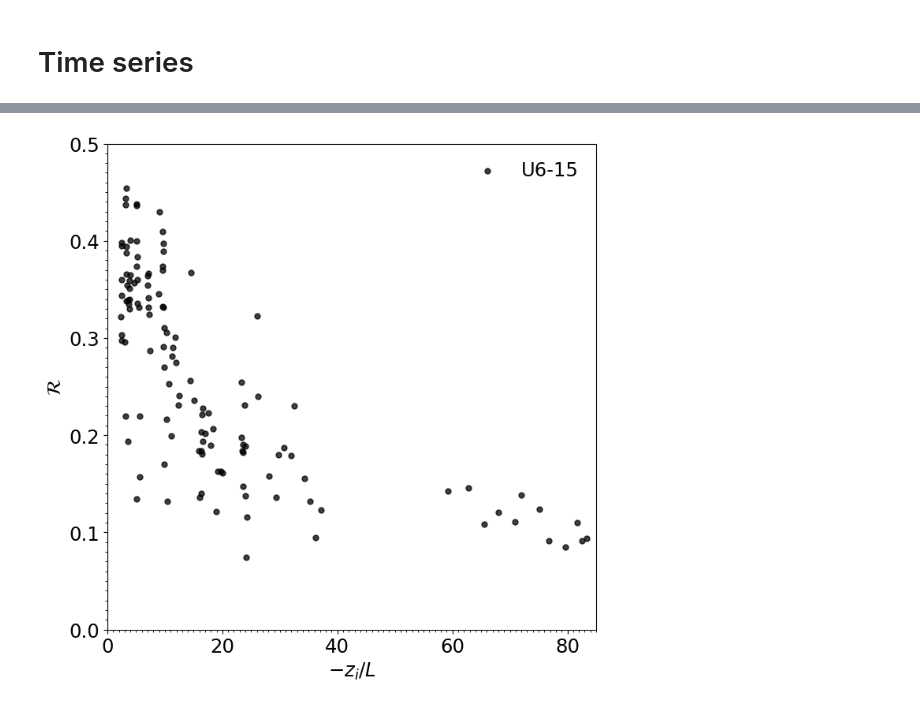
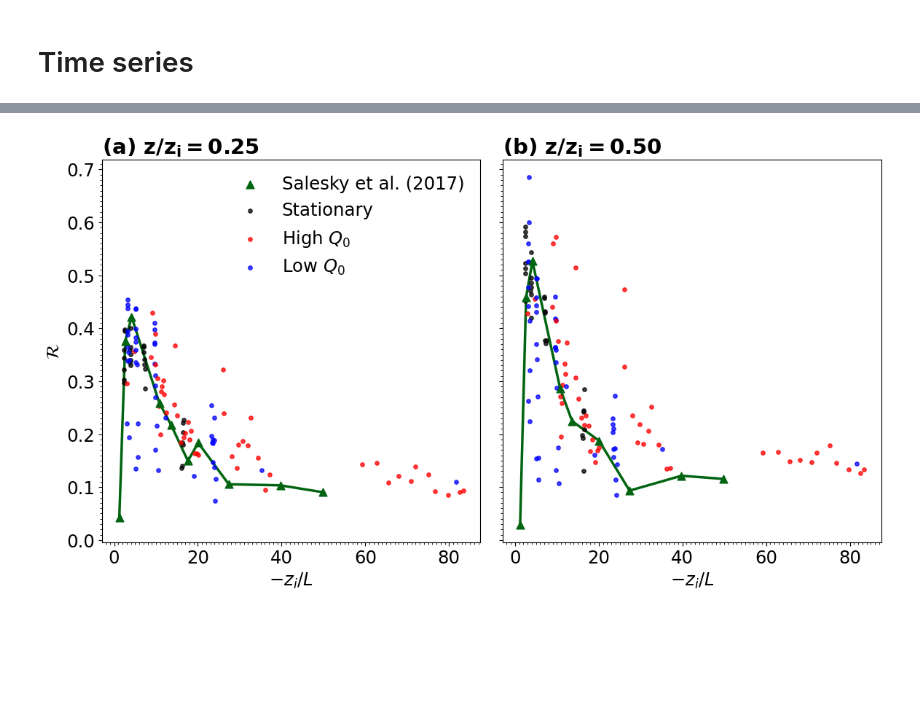
Before and after one commit to Salesky-ABL/ABL_Transition, a Jupyter notebook: plotting/plot_hysteresis.ipynb, the cells around one changed output, grey strips where cells are left out. Cells and saved outputs as stored; diff of their text form; code cells hidden in the pictures; blank space fills up the shorter version.

Commit message:
Manuscript plotting updates

```diff
--- a/plotting/plot_hysteresis.ipynb
+++ b/plotting/plot_hysteresis.ipynb
@@ -311,33 +351,70 @@ plt.savefig("/home/rfrost/manuscript_plots/fig9.pdf", format="pdf", dpi=300, bbo
 # %%
-fig, ax = plt.subplots(figsize=(8,8))
+fig, ax = plt.subplots(figsize=(12,6.75), ncols=2, sharex=True, sharey=True)
 
-dotsize = 25
+dotsize = 15
 alpha = 0.75
 spacing = 18
 
+# z/zi = 0.25
+hidx = 1
 for i in range(4):
-    ax.scatter(s_all[i].zi_L[:144:spacing],
+    # U6-15
+    ax[0].scatter(s_all[i].zi_L[:144:spacing],
                roll[f"ug{uglist[i]}"][hidx,:144:spacing],
                c=colors2[0], s=dotsize, alpha=alpha)
-    ax.scatter(s_all[i].zi_L[145:360:spacing],
+    ax[0].scatter(s_all[i].zi_L[145:360:spacing],
                roll[f"ug{uglist[i]}"][hidx,145:360:spacing],
+               c=colors2[1], s=dotsize, alpha=alpha)
+    ax[0].scatter(s_all[i].zi_L[361:577:spacing],
+               roll[f"ug{uglist[i]}"][hidx,361:577:spacing],
+               c=colors2[2], s=dotsize, alpha=alpha)
+# Salesky et al. (2017)
+ax[0].scatter(salesky_160_zzi025_ziL, salesky_160_zzi025_R,
+           label="Salesky et al. (2017)",
+           c="#016411", s=60, alpha=1, marker="^")
+ax[0].plot(salesky_160_zzi025_ziL, salesky_160_zzi025_R,
+        c="#016411", lw=2.5, zorder=0)
+
+# z/zi = 0.50
+hidx = 2
+for i in range(4):
+    # U6-15
+    ax[1].scatter(s_all[i].zi_L[:144:spacing],
+               roll[f"ug{uglist[i]}"][hidx,:144:spacing],
                c=colors2[0], s=dotsize, alpha=alpha)
-    ax.scatter(s_all[i].zi_L[361:577:spacing],
+    ax[1].scatter(s_all[i].zi_L[145:360:spacing],
+               roll[f"ug{uglist[i]}"][hidx,145:360:spacing],
+               c=colors2[1], s=dotsize, alpha=alpha)
+    ax[1].scatter(s_all[i].zi_L[361:577:spacing],
                roll[f"ug{uglist[i]}"][hidx,361:577:spacing],
-               c=colors2[0], s=dotsize, alpha=alpha)
+               c=colors2[2], s=dotsize, alpha=alpha)
+# Salesky et al. (2017)
+ax[1].scatter(salesky_160_zzi050_ziL, salesky_160_zzi050_R,
+           label="Salesky et al. (2017)",
+           c="#016411", s=60, alpha=1, marker="^")
+ax[1].plot(salesky_160_zzi050_ziL, salesky_160_zzi050_R,
+        c="#016411", lw=2.5, zorder=0)
 
 # Plot a single scatter plot outside the loop with the label
-ax.scatter([], [], c=colors2[0], s=dotsize, alpha=alpha, label="U6-15")
-ax.legend(frameon=False)
+ax[0].scatter([], [], c=colors2[0], s=dotsize, alpha=alpha, label="Stationary")
+ax[0].scatter([], [], c=colors2[1], s=dotsize, alpha=alpha, label="High $Q_0$")
+ax[0].scatter([], [], c=colors2[2], s=dotsize, alpha=alpha, label="Low $Q_0$")
+ax[0].legend(frameon=False)
 
-ax.set_xlabel("$-z_i / L$")
-ax.set_ylabel("$\mathcal{R}$")
+ax[0].set_xlabel("$-z_i / L$")
+ax[1].set_xlabel("$-z_i / L$")
+ax[0].set_ylabel("$\mathcal{R}$")
 
-ax.set_ylim(0,0.5)
-ax.yaxis.set_minor_locator(MultipleLocator(0.01))
-ax.set_xlim(0,85)
-ax.xaxis.set_minor_locator(MultipleLocator(1))
+# ax[0].set_ylim(0,0.60)
+ax[0].yaxis.set_minor_locator(MultipleLocator(0.01))
+# ax[0].set_xlim(0,85)
+ax[0].xaxis.set_minor_locator(MultipleLocator(1))
+
+ax[0].set_title("(a) $\\bf{z/z_i = 0.25}$", loc="left")
+ax[1].set_title("(b) $\\bf{z/z_i = 0.50}$", loc="left")
+
+plt.tight_layout()
 
 plt.savefig("/home/rfrost/manuscript_plots/2017_comparison.pdf", format="pdf", dpi=300, bbox_inches="tight")
 # %% [output]
-[figure, old version]
+[figure, new version]
```
Also changed, not shown: parts of 3 cells of this notebook, 1 other file.
